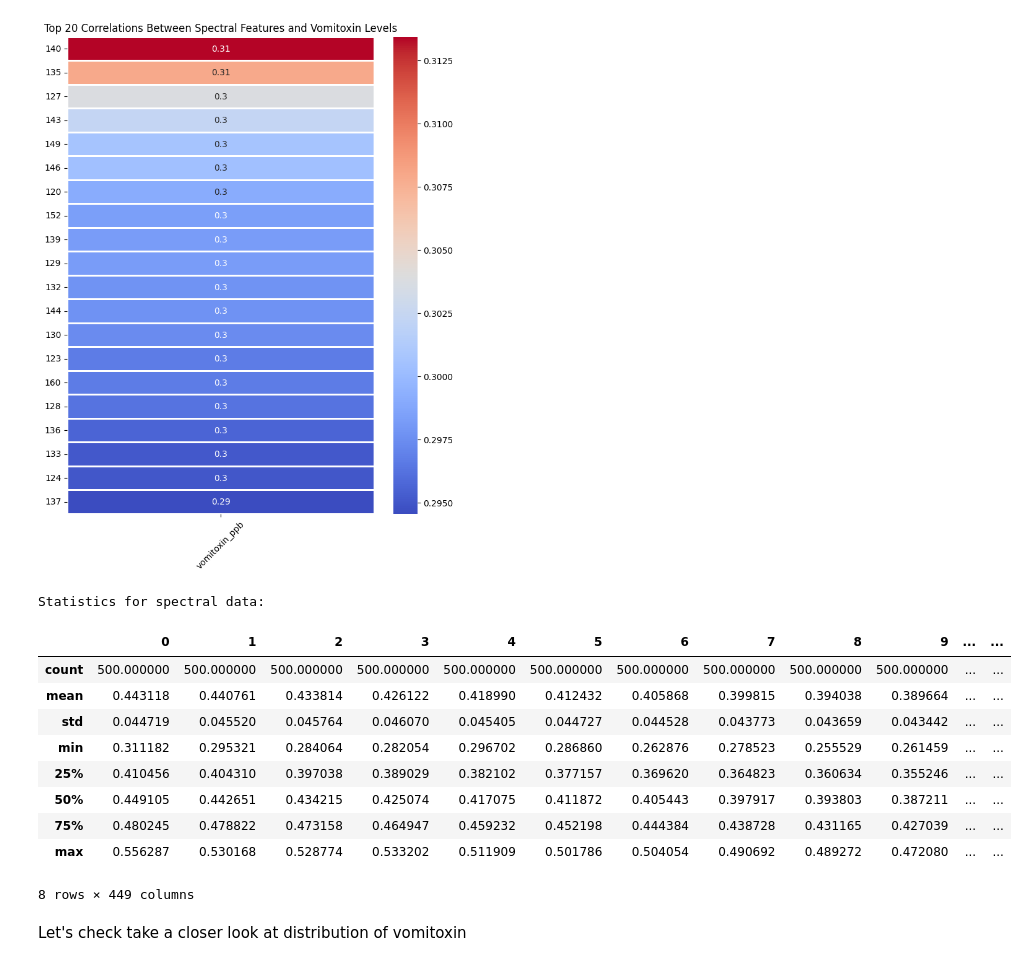
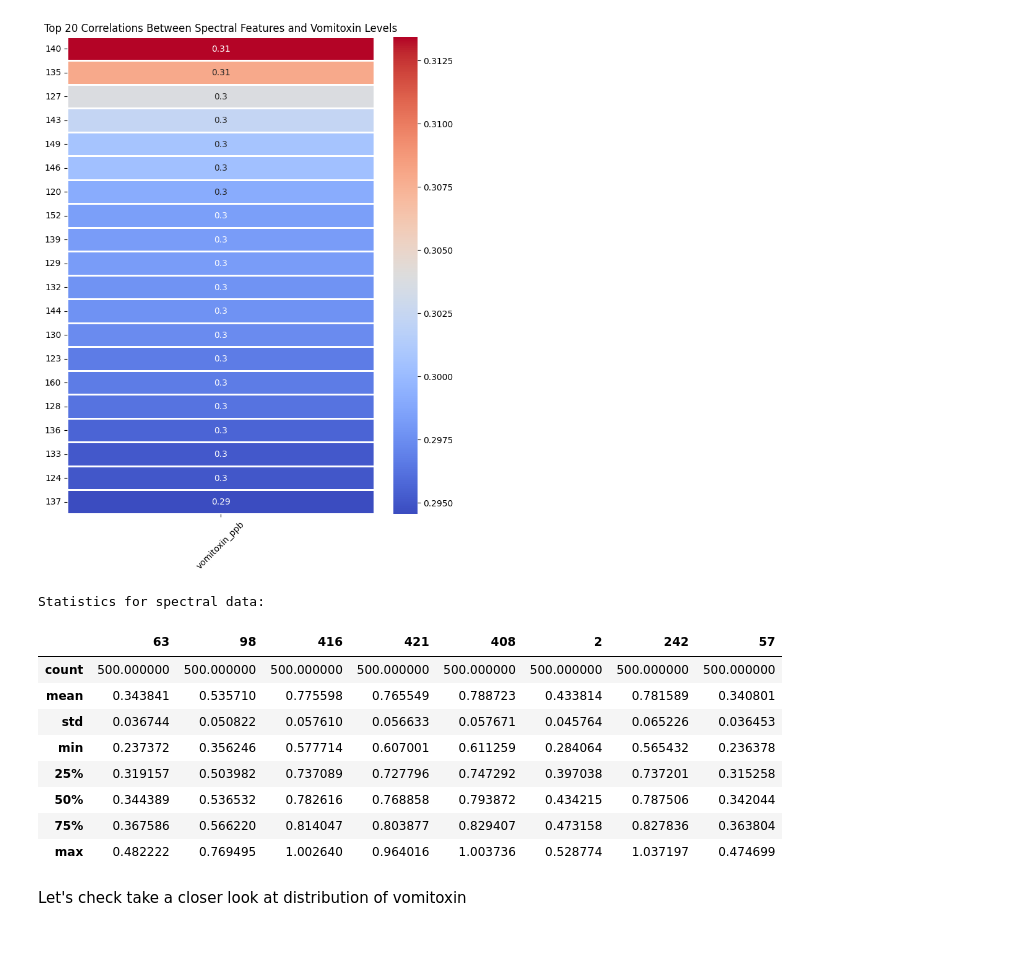
Before and after one commit to NotAbdelrahmanelsayed/hyperspectral_mycotoxin_prediction, a Jupyter notebook: notebook.ipynb, the cells around one changed output. Cells and saved outputs as stored; diff of their text form; code cells hidden in the pictures.

```diff
--- a/notebook.ipynb
+++ b/notebook.ipynb
@@ -58,19 +55,18 @@ plt.show()
 # %%
 print("Statistics for spectral data: ")
 df_numeric = df.iloc[:, 1:]
-df_numeric.describe()
+df_numeric.describe().sample(8, axis=1)
 # %% [output]
 Statistics for spectral data:
-|  | 0 | 1 | 2 | 3 | 4 | 5 | 6 | 7 | 8 | 9 | ... | ... |
-| count | 500.000000 | 500.000000 | 500.000000 | 500.000000 | 500.000000 | 500.000000 | 500.000000 | 500.000000 | 500.000000 | 500.000000 | ... | ... |
-| mean | 0.443118 | 0.440761 | 0.433814 | 0.426122 | 0.418990 | 0.412432 | 0.405868 | 0.399815 | 0.394038 | 0.389664 | ... | ... |
-| std | 0.044719 | 0.045520 | 0.045764 | 0.046070 | 0.045405 | 0.044727 | 0.044528 | 0.043773 | 0.043659 | 0.043442 | ... | ... |
-| min | 0.311182 | 0.295321 | 0.284064 | 0.282054 | 0.296702 | 0.286860 | 0.262876 | 0.278523 | 0.255529 | 0.261459 | ... | ... |
-| 25% | 0.410456 | 0.404310 | 0.397038 | 0.389029 | 0.382102 | 0.377157 | 0.369620 | 0.364823 | 0.360634 | 0.355246 | ... | ... |
-| 50% | 0.449105 | 0.442651 | 0.434215 | 0.425074 | 0.417075 | 0.411872 | 0.405443 | 0.397917 | 0.393803 | 0.387211 | ... | ... |
-| 75% | 0.480245 | 0.478822 | 0.473158 | 0.464947 | 0.459232 | 0.452198 | 0.444384 | 0.438728 | 0.431165 | 0.427039 | ... | ... |
-| max | 0.556287 | 0.530168 | 0.528774 | 0.533202 | 0.511909 | 0.501786 | 0.504054 | 0.490692 | 0.489272 | 0.472080 | ... | ... |
+|  | 63 | 98 | 416 | 421 | 408 | 2 | 242 | 57 |
+| count | 500.000000 | 500.000000 | 500.000000 | 500.000000 | 500.000000 | 500.000000 | 500.000000 | 500.000000 |
+| mean | 0.343841 | 0.535710 | 0.775598 | 0.765549 | 0.788723 | 0.433814 | 0.781589 | 0.340801 |
+| std | 0.036744 | 0.050822 | 0.057610 | 0.056633 | 0.057671 | 0.045764 | 0.065226 | 0.036453 |
+| min | 0.237372 | 0.356246 | 0.577714 | 0.607001 | 0.611259 | 0.284064 | 0.565432 | 0.236378 |
+| 25% | 0.319157 | 0.503982 | 0.737089 | 0.727796 | 0.747292 | 0.397038 | 0.737201 | 0.315258 |
+| 50% | 0.344389 | 0.536532 | 0.782616 | 0.768858 | 0.793872 | 0.434215 | 0.787506 | 0.342044 |
+| 75% | 0.367586 | 0.566220 | 0.814047 | 0.803877 | 0.829407 | 0.473158 | 0.827836 | 0.363804 |
+| max | 0.482222 | 0.769495 | 1.002640 | 0.964016 | 1.003736 | 0.528774 | 1.037197 | 0.474699 |
-8 rows × 449 columns
 # %% [markdown]
 Let's check take a closer look at distribution of vomitoxin
 # %%
```
Also changed, not shown: parts of 17 cells of this notebook, 2 other files.
